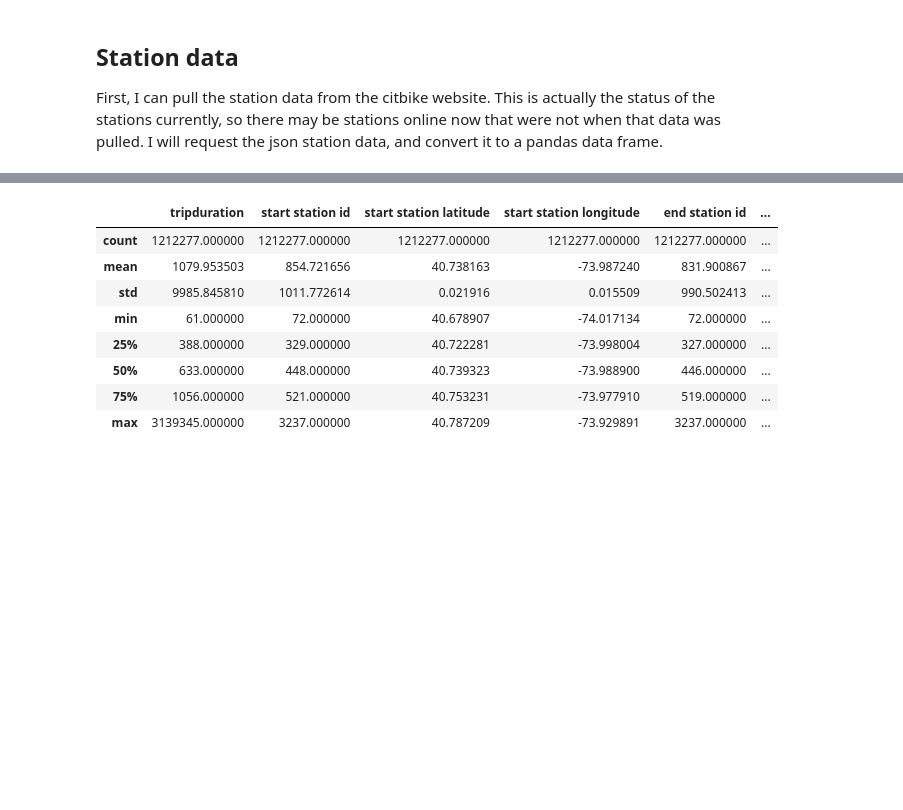
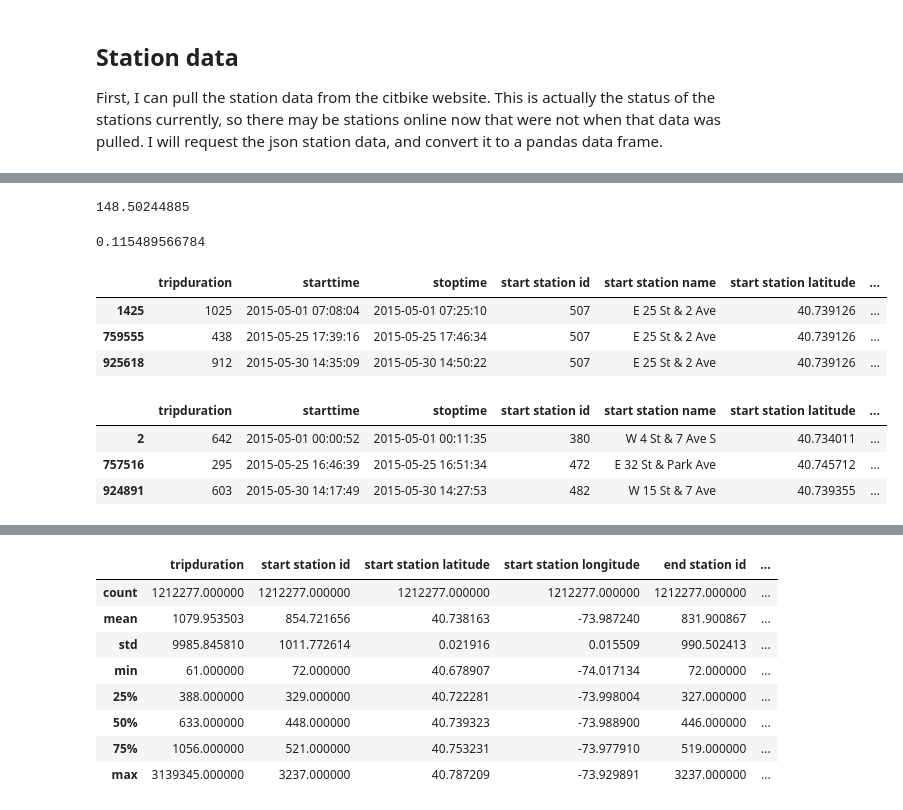
Before and after one commit to btq/citi_bike, a Jupyter notebook: CitiBike_01_Read_Explore.ipynb, the cells around one changed output, grey strips where cells are left out. Drawn from its saved outputs; the diff is of its cells as text; code cells hidden in the pictures; blank space fills up the shorter version.

```diff
--- a/CitiBike_01_Read_Explore.ipynb
+++ b/CitiBike_01_Read_Explore.ipynb
@@ -141,0 +222,72 @@ cb_trip_df.describe()
+# %%
+station_dt_dict=defaultdict(lambda : defaultdict(list))
+tic=timeit.default_timer()
+
+#perform for each bike
+for bid in cb_trip_df['bikeid'].unique():
+
+    #filter data for bike, initialize strttime1 to the first day of our time period
+    bid_hist = cb_trip_df[cb_trip_df['bikeid']==bid]
+    strttime1= dt.datetime(2015,5,1,0,0)
+
+    #iterate thru the rows of bicycle history, note it is already ordered chronologically
+    for row in bid_hist.itertuples():
+        sid = row._4 # is the ['start station id']
+        stoptime = row.starttime - dt.timedelta(minutes=row.starttime.minute % 10,
+                                                      seconds=row.starttime.second)
+        times_at_sid = pd.date_range(start=strttime1,end=stoptime,freq='10min')
+
+        #check if times_at_sid is zero, set it to strrtime1 (as a date_range)
+        if len(times_at_sid)==0:
+            times_at_sid = pd.date_range(start=strttime1,end=strttime1 + dt.timedelta(minutes=10),freq='10min')
+
+        #add station and times to dict
+        for t in times_at_sid:
+            station_dt_dict[sid][t.isoformat()].append(bid)
+
+        #set new strttime1 (here starttime1 is when the bike is put onto the next row's station)
+        strttime1 = row.stoptime + dt.timedelta(minutes=10 - row.stoptime.minute % 10) - dt.timedelta(seconds=row.stoptime.second)
+
+toc=timeit.default_timer()
+print toc - tic
+# %% [output]
+148.50244885
+# %%
+station_dt_dict=defaultdict(lambda : defaultdict(list))
+tic=timeit.default_timer()
+for bid in [15003]:#cb_trip_df['bikeid'].unique():
+    #bid = 17390
+    bid_hist = cb_trip_df[cb_trip_df['bikeid']==bid]
+    strttime1= dt.datetime(2015,5,1,0,0)
+    for row in bid_hist.itertuples():
+        #print row
+        sid = row._4 # is the ['start station id']
+        stoptime = row.starttime - dt.timedelta(minutes=row.starttime.minute % 10,
+                                                      seconds=row.starttime.second)
+        times_at_sid = pd.date_range(start=strttime1,end=stoptime,freq='10min')
+        if len(times_at_sid)==0:
+            times_at_sid = pd.date_range(start=strttime1,end=strttime1 + dt.timedelta(minutes=10),freq='10min')
+        #print len(times_at_sid), sid, times_at_sid[0].isoformat()
+        for t in times_at_sid:
+            #print sid, t #512,265
+            station_dt_dict[sid][t.isoformat()].append(bid)
+        strttime1 = row.stoptime + dt.timedelta(minutes=10 - row.stoptime.minute % 10) - dt.timedelta(seconds=row.stoptime.second)
+toc=timeit.default_timer()
+print toc - tic
+# %% [output]
+0.115489566784
+# %%
+pd.options.display.max_columns = 25
+bid_hist[bid_hist['start station id']==507]
+# %% [output]
+|  | tripduration | starttime | stoptime | start station id | start station name | start station latitude | ... |
+| 1425 | 1025 | 2015-05-01 07:08:04 | 2015-05-01 07:25:10 | 507 | E 25 St & 2 Ave | 40.739126 | ... |
+| 759555 | 438 | 2015-05-25 17:39:16 | 2015-05-25 17:46:34 | 507 | E 25 St & 2 Ave | 40.739126 | ... |
+| 925618 | 912 | 2015-05-30 14:35:09 | 2015-05-30 14:50:22 | 507 | E 25 St & 2 Ave | 40.739126 | ... |
+# %%
+bid_hist[bid_hist['end station id']==507]
+# %% [output]
+|  | tripduration | starttime | stoptime | start station id | start station name | start station latitude | ... |
+| 2 | 642 | 2015-05-01 00:00:52 | 2015-05-01 00:11:35 | 380 | W 4 St & 7 Ave S | 40.734011 | ... |
+| 757516 | 295 | 2015-05-25 16:46:39 | 2015-05-25 16:51:34 | 472 | E 32 St & Park Ave | 40.745712 | ... |
+| 924891 | 603 | 2015-05-30 14:17:49 | 2015-05-30 14:27:53 | 482 | W 15 St & 7 Ave | 40.739355 | ... |
```
Also changed, not shown: parts of 26 cells of this notebook, 1 other file.
